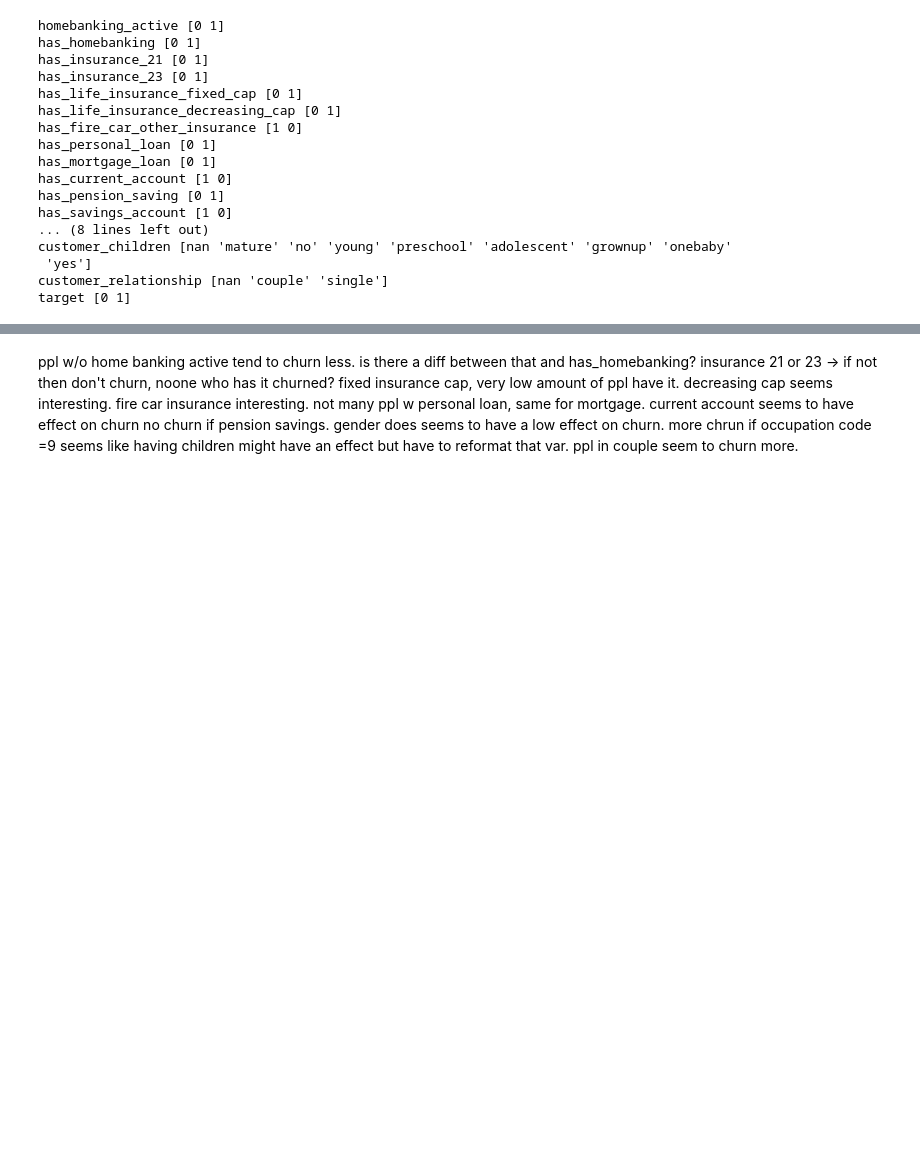
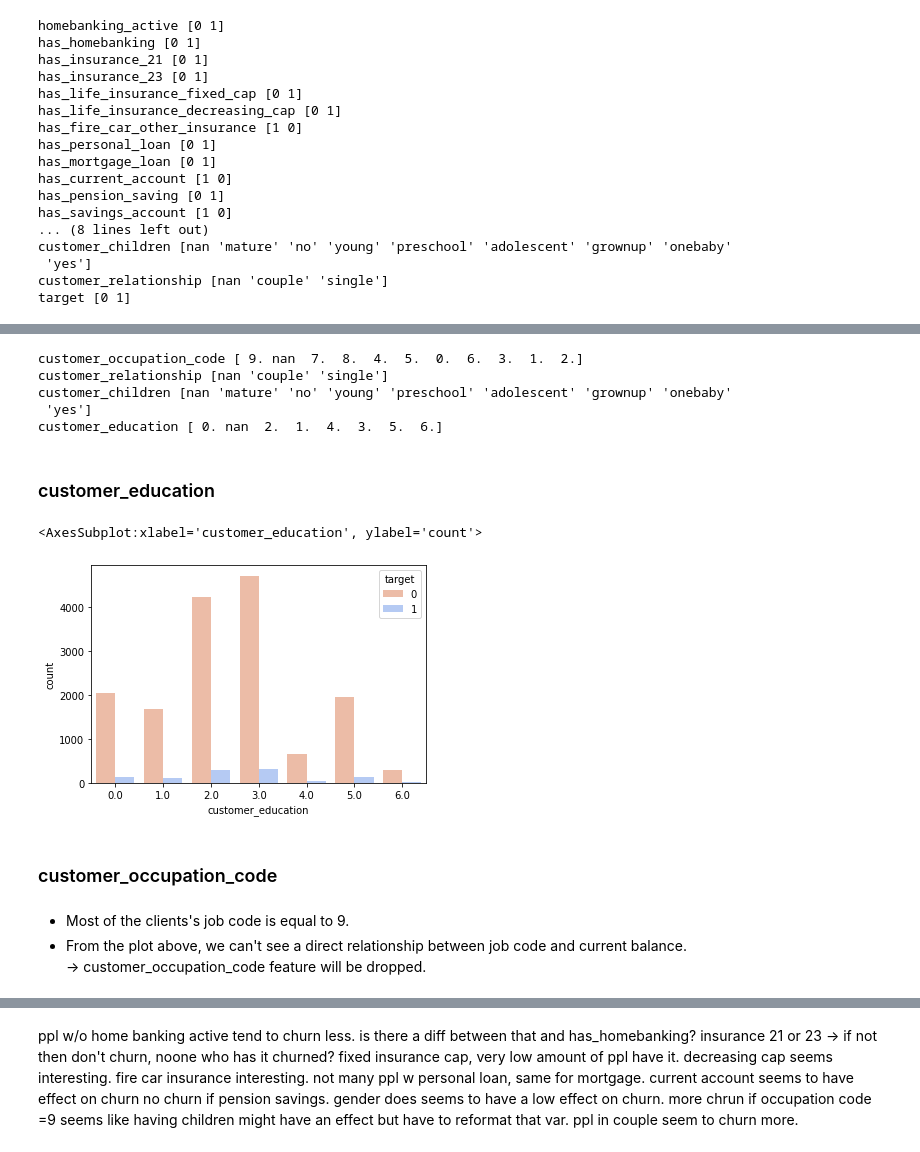
Before and after one commit to AliSafieddine/Churn-Prediction, a Jupyter notebook: Churn-prediction.ipynb, the cells around one changed output, grey strips where cells are left out. Saved outputs shown, nothing was run; the diff lists cells and outputs as text; code cells hidden in the pictures; blank space fills up the shorter version.

Commit message:
Data cleaning 1.0

```diff
--- a/Churn-prediction.ipynb
+++ b/Churn-prediction.ipynb
@@ -94,0 +101,23 @@ dtype: float64
+# %%
+missing_df2 = missing_df[missing_df['missing values'] >250]
+for col in missing_df2['variable']:
+    print(col,train1[col].unique())
+# %% [output]
+customer_occupation_code [ 9. nan  7.  8.  4.  5.  0.  6.  3.  1.  2.]
+customer_relationship [nan 'couple' 'single']
+customer_children [nan 'mature' 'no' 'young' 'preschool' 'adolescent' 'grownup' 'onebaby'
+ 'yes']
+customer_education [ 0. nan  2.  1.  4.  3.  5.  6.]
+# %% [markdown]
+### customer_education
+# %%
+sns.countplot(x='customer_education',data=train1,hue='target',palette="coolwarm_r")
+# %% [output]
+<AxesSubplot:xlabel='customer_education', ylabel='count'>
+[figure, added]
+# %% [markdown]
+### customer_occupation_code
+# %% [markdown]
+-   Most of the clients's job code is equal to 9.
+-   From the plot above, we can't see a direct relationship between job code and current balance.\
+-> customer_occupation_code feature will be dropped.
```
Also changed, not shown: parts of 43 cells of this notebook.
